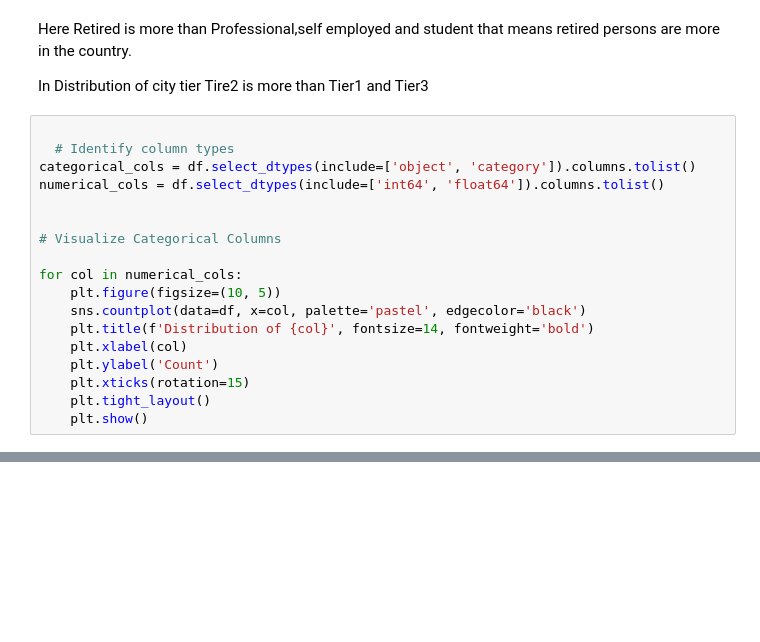
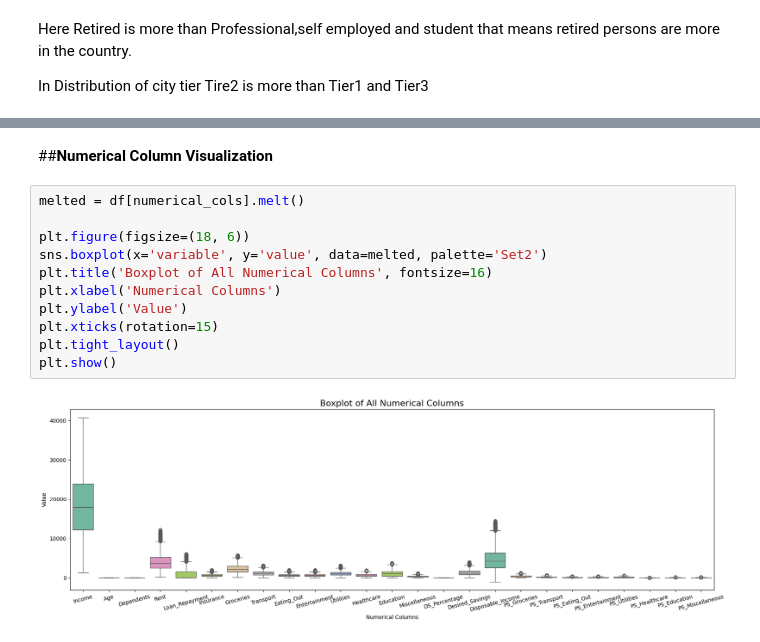
Before and after one commit to Sajuranjith/Indian-Personal-Finance-and-Spending-Habits, a Jupyter notebook: Indian_Personal_Finance_and_Spending_Habits.ipynb, the cells around one changed output, grey strips where cells are left out. Saved outputs shown, nothing was run; the diff lists cells and outputs as text; blank space fills up the shorter version.

```diff
--- a/Indian_Personal_Finance_and_Spending_Habits.ipynb
+++ b/Indian_Personal_Finance_and_Spending_Habits.ipynb
@@ -599,21 +599,3 @@ for col in categorical_cols:
 Here Retired  is more than Professional,self employed and student that means retired persons are more in the country.
 
 In Distribution of city tier Tire2 is more than Tier1 and Tier3
-# %%
-
-  # Identify column types
-categorical_cols = df.select_dtypes(include=['object', 'category']).columns.tolist()
-numerical_cols = df.select_dtypes(include=['int64', 'float64']).columns.tolist()
-
-
-# Visualize Categorical Columns
-
-for col in numerical_cols:
-    plt.figure(figsize=(10, 5))
-    sns.countplot(data=df, x=col, palette='pastel', edgecolor='black')
-    plt.title(f'Distribution of {col}', fontsize=14, fontweight='bold')
-    plt.xlabel(col)
-    plt.ylabel('Count')
-    plt.xticks(rotation=15)
-    plt.tight_layout()
-    plt.show()
@@ -623,0 +602,15 @@ for col in numerical_cols:
+# %% [markdown]
+##**Numerical Column Visualization**
+# %%
+melted = df[numerical_cols].melt()
+
+plt.figure(figsize=(18, 6))
+sns.boxplot(x='variable', y='value', data=melted, palette='Set2')
+plt.title('Boxplot of All Numerical Columns', fontsize=16)
+plt.xlabel('Numerical Columns')
+plt.ylabel('Value')
+plt.xticks(rotation=15)
+plt.tight_layout()
+plt.show()
+# %% [output]
+[figure, added]
```
Also changed, not shown: parts of 4 cells of this notebook.
